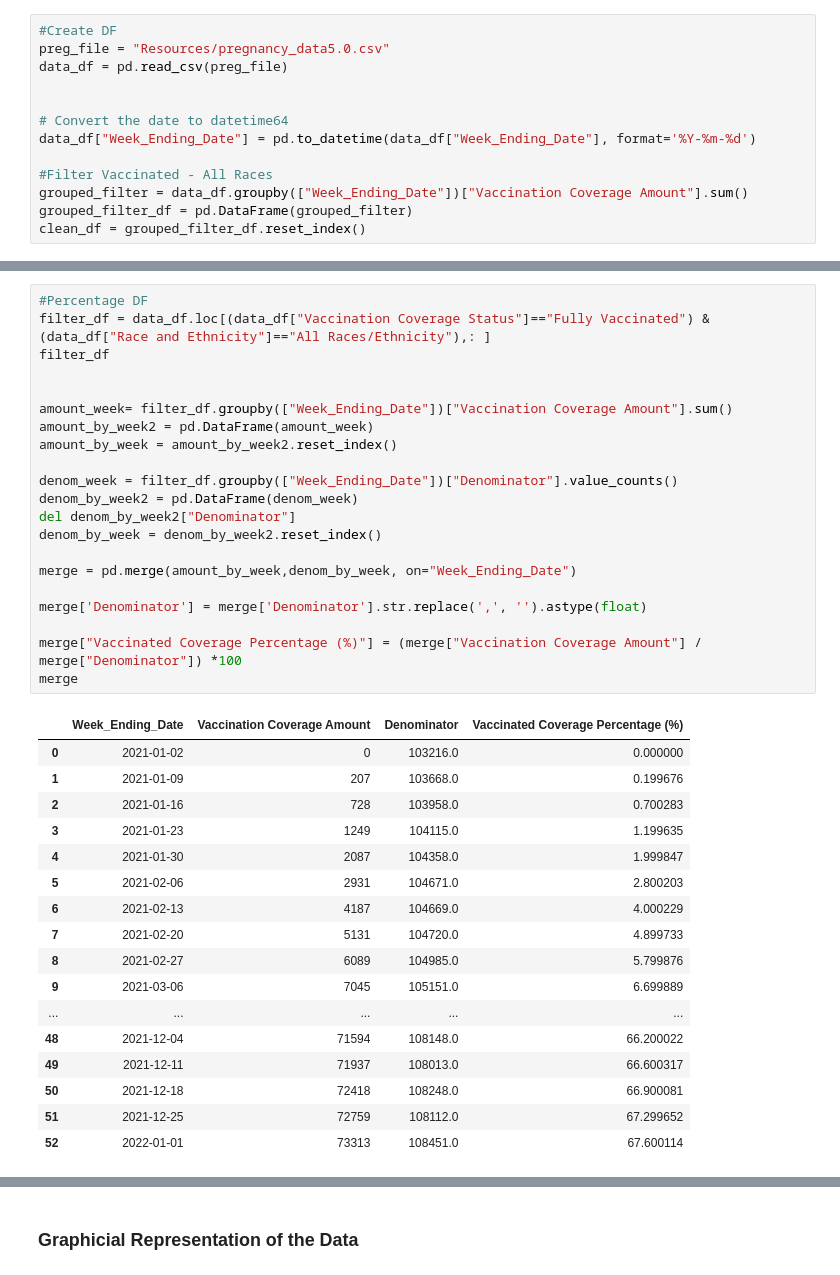
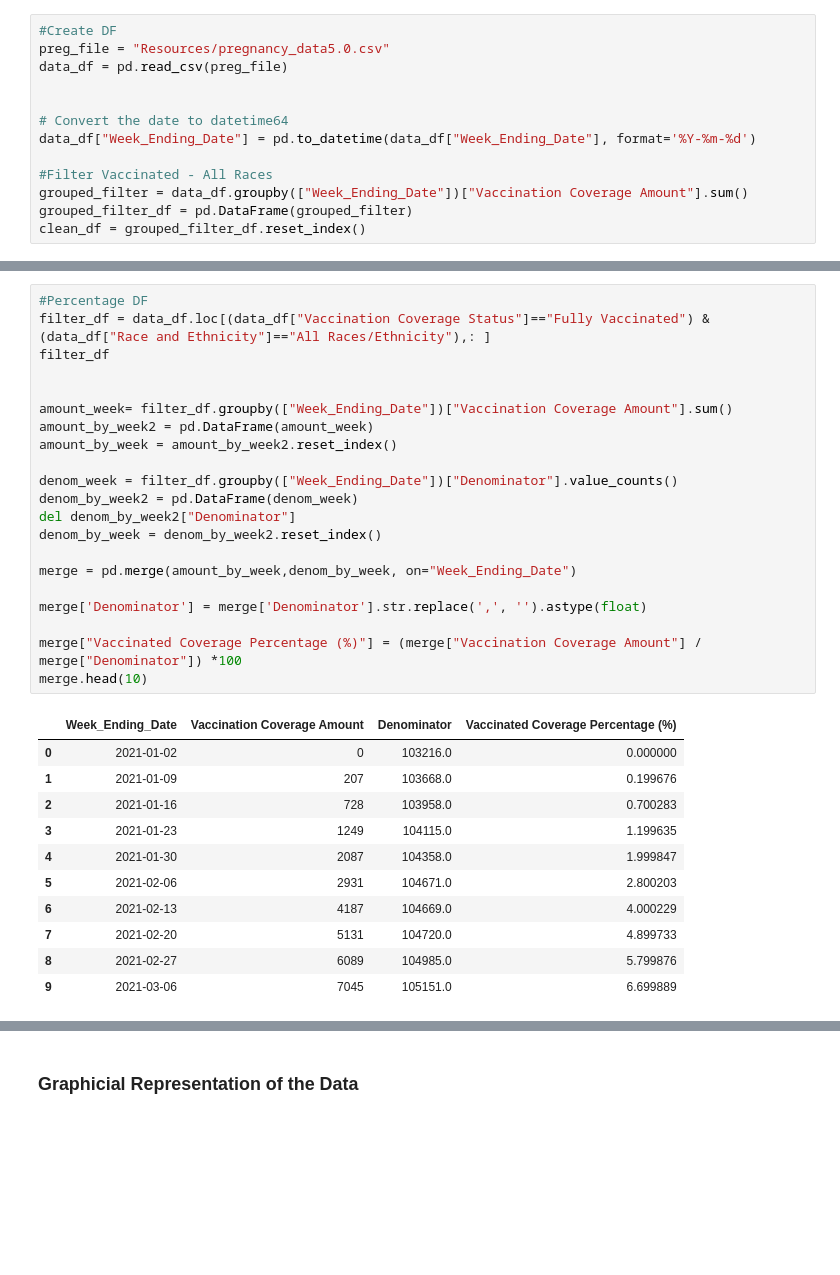
Before and after one commit to WayBurke/Project1-Group2, a Jupyter notebook: Project-1_COVID-19.ipynb, the cells around one changed output, grey strips where cells are left out. Saved outputs shown, nothing was run; the diff lists cells and outputs as text; blank space fills up the shorter version.

```diff
--- a/Project-1_COVID-19.ipynb
+++ b/Project-1_COVID-19.ipynb
@@ -791,40 +913,34 @@ plt.show
 filter_df = data_df.loc[(data_df["Vaccination Coverage Status"]=="Fully Vaccinated") & (data_df["Race and Ethnicity"]=="All Races/Ethnicity"),: ]
 filter_df
 
 
 amount_week= filter_df.groupby(["Week_Ending_Date"])["Vaccination Coverage Amount"].sum()
 amount_by_week2 = pd.DataFrame(amount_week)
 amount_by_week = amount_by_week2.reset_index()
 
 denom_week = filter_df.groupby(["Week_Ending_Date"])["Denominator"].value_counts()
 denom_by_week2 = pd.DataFrame(denom_week)
 del denom_by_week2["Denominator"]
 denom_by_week = denom_by_week2.reset_index()
 
 merge = pd.merge(amount_by_week,denom_by_week, on="Week_Ending_Date")
 
 merge['Denominator'] = merge['Denominator'].str.replace(',', '').astype(float)
 
 merge["Vaccinated Coverage Percentage (%)"] = (merge["Vaccination Coverage Amount"] / merge["Denominator"]) *100
-merge
+merge.head(10)
 # %% [output]
 |  | Week_Ending_Date | Vaccination Coverage Amount | Denominator | Vaccinated Coverage Percentage (%) |
 | 0 | 2021-01-02 | 0 | 103216.0 | 0.000000 |
 | 1 | 2021-01-09 | 207 | 103668.0 | 0.199676 |
 | 2 | 2021-01-16 | 728 | 103958.0 | 0.700283 |
 | 3 | 2021-01-23 | 1249 | 104115.0 | 1.199635 |
 | 4 | 2021-01-30 | 2087 | 104358.0 | 1.999847 |
 | 5 | 2021-02-06 | 2931 | 104671.0 | 2.800203 |
 | 6 | 2021-02-13 | 4187 | 104669.0 | 4.000229 |
 | 7 | 2021-02-20 | 5131 | 104720.0 | 4.899733 |
 | 8 | 2021-02-27 | 6089 | 104985.0 | 5.799876 |
 | 9 | 2021-03-06 | 7045 | 105151.0 | 6.699889 |
-| ... | ... | ... | ... | ... |
-| 48 | 2021-12-04 | 71594 | 108148.0 | 66.200022 |
-| 49 | 2021-12-11 | 71937 | 108013.0 | 66.600317 |
-| 50 | 2021-12-18 | 72418 | 108248.0 | 66.900081 |
-| 51 | 2021-12-25 | 72759 | 108112.0 | 67.299652 |
-| 52 | 2022-01-01 | 73313 | 108451.0 | 67.600114 |
 # %%
 #Build Line Plot
 merge.plot.line(x="Week_Ending_Date", y="Vaccinated Coverage Percentage (%)")
```
Also changed, not shown: parts of 75 cells of this notebook, 36 other files.
